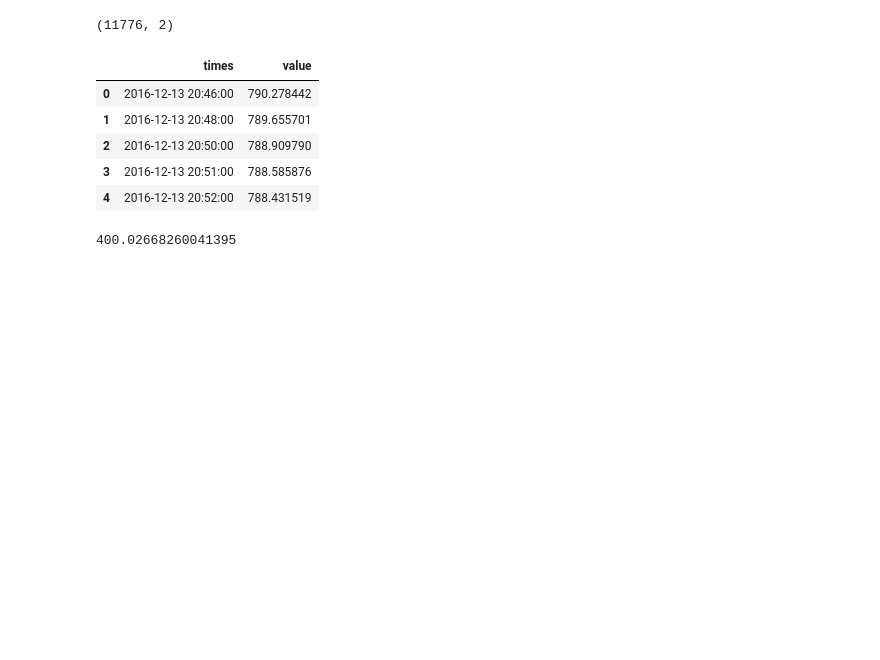
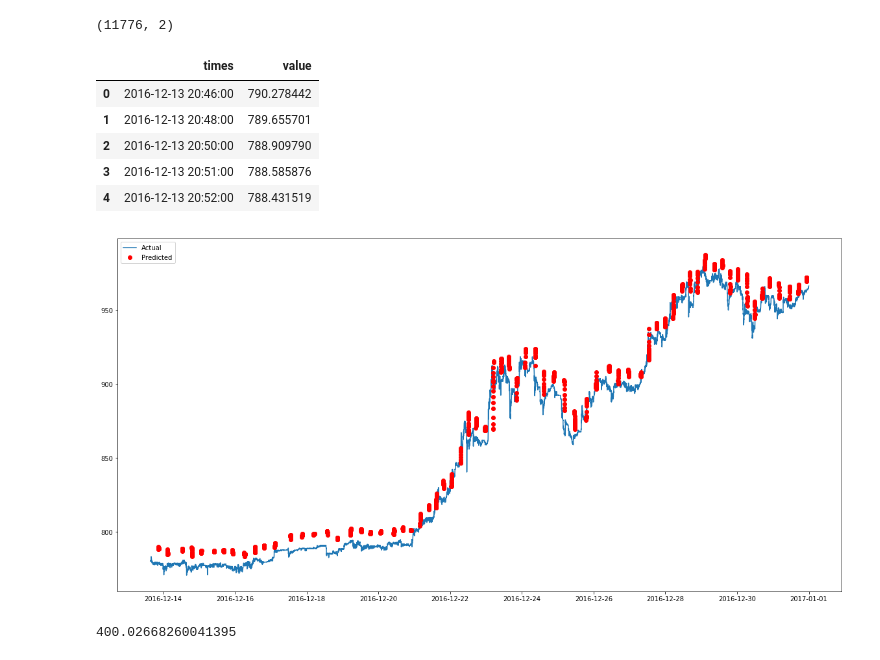
Before and after one commit to khuangaf/CryptocurrencyPrediction, a Jupyter notebook: Plot_CNN.ipynb, the cells around one changed output. Saved outputs shown, nothing was run; the diff lists cells and outputs as text; code cells hidden in the pictures; blank space fills up the shorter version.

```diff
--- a/Plot_CNN.ipynb
+++ b/Plot_CNN.ipynb
@@ -125,10 +121,13 @@ prediction_df = prediction_df.loc[(prediction_df["times"].dt.year == 2016 )&(pre
 ground_true_df = ground_true_df.loc[(ground_true_df["times"].dt.year == 2016 )&(ground_true_df["times"].dt.month > 5 ),:]
 # %%
 plt.figure(figsize=(20,10))
-plt.plot(ground_true_df.times,ground_true_df.value)
-plt.plot(prediction_df.times,prediction_df.value,'ro')
-plt.savefig('bitcoin2012_2017_256_16_CNN_result.png')
-# plt.show()
+plt.plot(ground_true_df.times,ground_true_df.value, label = 'Actual')
+plt.plot(prediction_df.times,prediction_df.value,'ro', label='Predicted')
+plt.legend(loc='upper left')
+plt.savefig('result/bitcoin2012_2017_256_16_CNN_result.png')
+plt.show()
+# %% [output]
+[figure, added]
 # %%
 from sklearn.metrics import mean_squared_error
 mean_squared_error(validation_original_outputs[:,:,0].reshape(-1),predicted_inverted)
```
Also changed, not shown: parts of 1 cell of this notebook, 7 other files.
